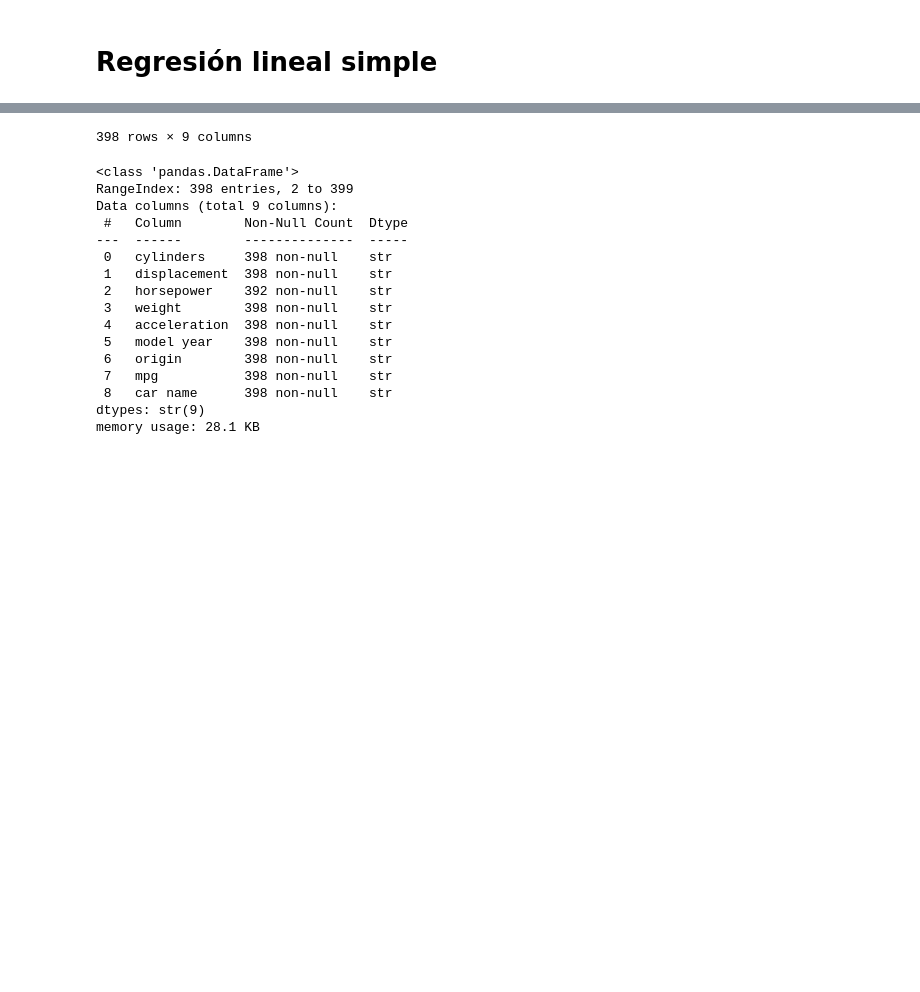
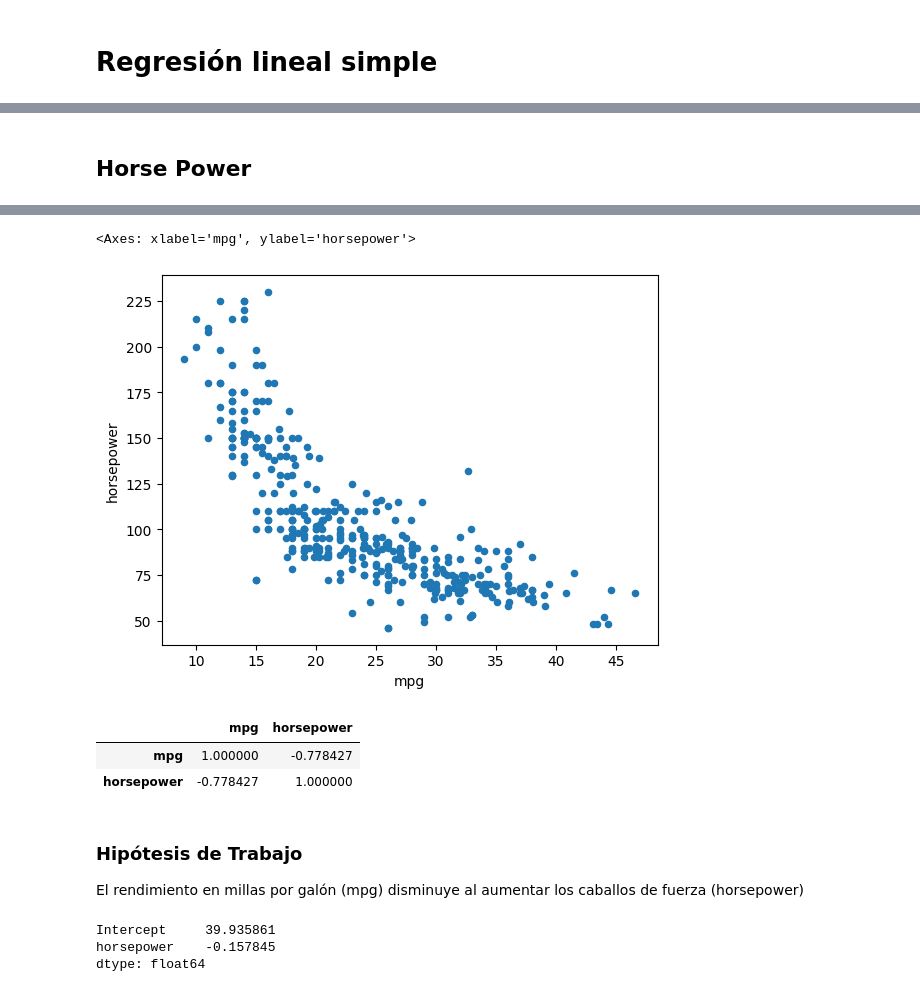
Before and after one commit to r2847txt/DataAnalysisSence2025, a Jupyter notebook: 3_AnalisisExploratorioProgramacionEstadistica/Clase2/Actividad/MillasPorGalon-ClaudioCarrillo.ipynb, the cells around one changed output, grey strips where cells are left out. Cells and saved outputs as stored; diff of their text form; code cells hidden in the pictures; blank space fills up the shorter version.

```diff
--- a/3_AnalisisExploratorioProgramacionEstadistica/Clase2/Actividad/MillasPorGalon-ClaudioCarrillo.ipynb
+++ b/3_AnalisisExploratorioProgramacionEstadistica/Clase2/Actividad/MillasPorGalon-ClaudioCarrillo.ipynb
@@ -107,2 +118,5 @@ dtype: int64
 # %%
-df.dropna()
+# Eliminar filas con valores nulos en la columna 'horsepower'
+df = df.dropna(subset=['horsepower'])
+
+# NOTA: También se podrían imputar los valores nulos con la media o mediana, pero en este caso se optó por eliminar las filas para simplificar el análisis.
@@ -113,3 +153,5 @@ df.dropna()
+# %% [markdown]
+## Horse Power
 # %%
-df
+df.plot(kind='scatter', x='mpg', y='horsepower')
 # %% [output]
@@ -128,20 +158,12 @@ df
-398 rows × 9 columns
+<Axes: xlabel='mpg', ylabel='horsepower'>
+[figure, added]
-# %%
-df.info()
-# %% [output]
-<class 'pandas.DataFrame'>
-RangeIndex: 398 entries, 2 to 399
-Data columns (total 9 columns):
- #   Column        Non-Null Count  Dtype
----  ------        --------------  -----
- 0   cylinders     398 non-null    str
- 1   displacement  398 non-null    str
- 2   horsepower    392 non-null    str
- 3   weight        398 non-null    str
- 4   acceleration  398 non-null    str
- 5   model year    398 non-null    str
- 6   origin        398 non-null    str
- 7   mpg           398 non-null    str
- 8   car name      398 non-null    str
-dtypes: str(9)
-memory usage: 28.1 KB
+# %%
+# Calcular la correlación entre 'mpg' y 'horsepower'
+df[['mpg', 'horsepower']].corr()
+# %% [output]
+|  | mpg | horsepower |
+| mpg | 1.000000 | -0.778427 |
+| horsepower | -0.778427 | 1.000000 |
+# %% [markdown]
+### Hipótesis de Trabajo
+El rendimiento en millas por galón (mpg) disminuye al aumentar los caballos de fuerza (horsepower)
@@ -147,0 +173,7 @@ memory usage: 28.1 KB
+# %%
+# Ver los parámetros del modelo
+lm.params
+# %% [output]
+Intercept     39.935861
+horsepower    -0.157845
+dtype: float64
```
Also changed, not shown: parts of 86 cells of this notebook, 19 other files.
